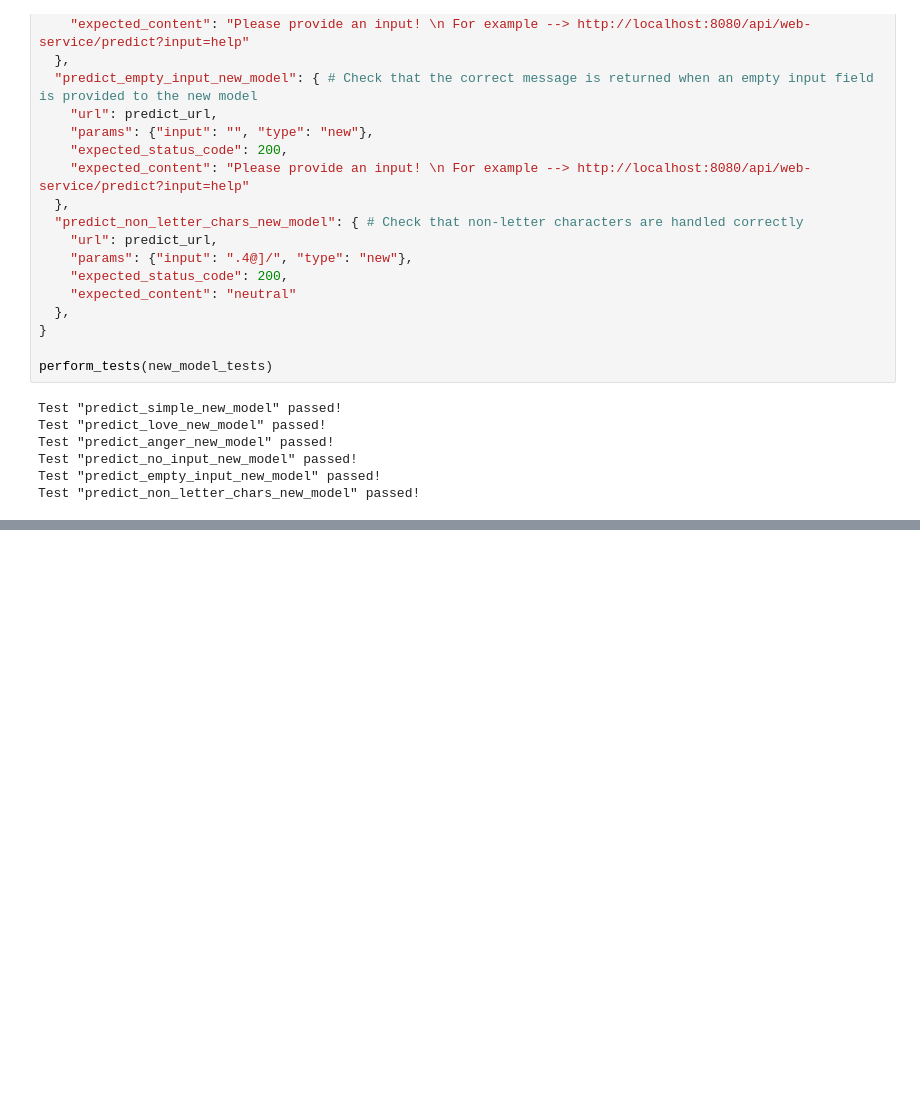
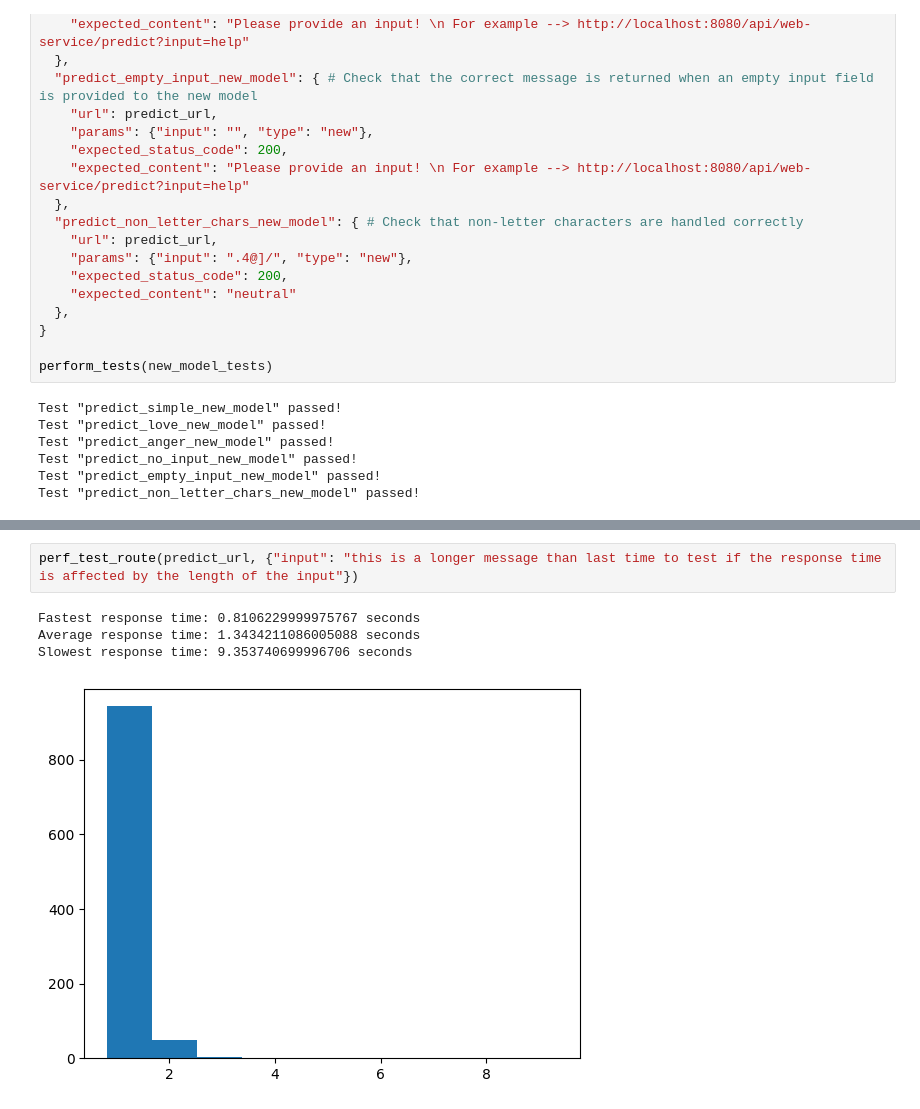
Before and after one commit to MattJKirby/COM3029-Group-3, a Jupyter notebook: web-service_testing.ipynb, the cells around one changed output, grey strips where cells are left out. Drawn from its saved outputs; the diff is of its cells as text; blank space fills up the shorter version.

```diff
--- a/web-service_testing.ipynb
+++ b/web-service_testing.ipynb
@@ -162,0 +212,7 @@ Test "predict_non_letter_chars_new_model" passed!
+# %%
+perf_test_route(predict_url, {"input": "this is a longer message than last time to test if the response time is affected by the length of the input"})
+# %% [output]
+Fastest response time: 0.8106229999975767 seconds
+Average response time: 1.3434211086005088 seconds
+Slowest response time: 9.353740699996706 seconds
+[figure, added]
```
Also changed, not shown: parts of 8 cells of this notebook.
